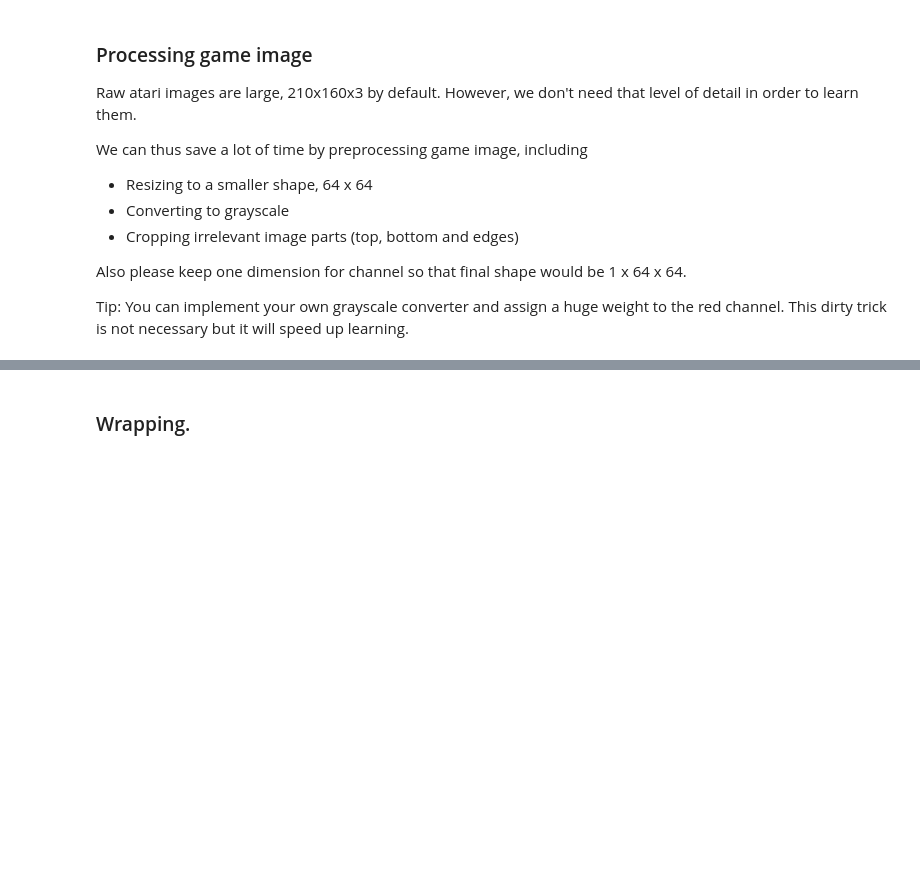
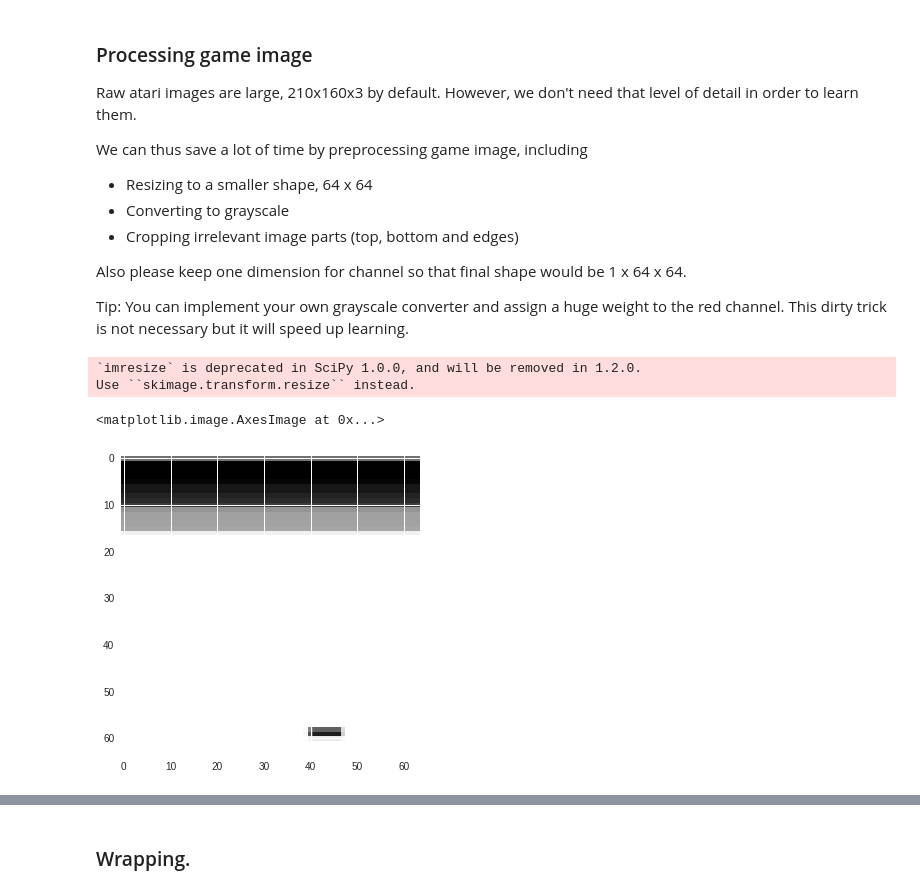
Before and after one commit to denklewer/yandex-rl-tasks, a Jupyter notebook: Hometasks/homework_pytorch_main.ipynb, the cells around one changed output, grey strips where cells are left out. Saved outputs shown, nothing was run; the diff lists cells and outputs as text; code cells hidden in the pictures; blank space fills up the shorter version.

```diff
--- a/Hometasks/homework_pytorch_main.ipynb
+++ b/Hometasks/homework_pytorch_main.ipynb
@@ -66,7 +65,7 @@ ENV_NAME = "BreakoutNoFrameskip-v4"
 # %% [markdown]
 Let's see what observations look like.
 # %%
-env = gym.make(ENV_NAME)
+env = gym.make(ENV_NAME).env
 env.reset()
 
 n_cols = 5
@@ -110,7 +100,7 @@ Tip: You can implement your own grayscale converter and assign a huge weight to
 # %%
 from gym.core import ObservationWrapper
 from gym.spaces import Box
-import cv2
+from scipy.misc import imresize
 
 class PreprocessAtariObs(ObservationWrapper):
     def __init__(self, env):
@@ -121,26 +111,39 @@ class PreprocessAtariObs(ObservationWrapper):
         self.observation_space = Box(0.0, 1.0, self.img_size)
 
 
-    def _to_gray_scale(self, rgb, channel_weights=[0.8, 0.1, 0.1]):
+    def _to_grayscale(self, rgb, channel_weights=[0.8, 0.1, 0.1]):
         assert rgb.ndim == 3, "is image rgb? ndim: " + str(rgb.ndim)
-        return np.dot(rgb[...,:3], channel_weights)
+        return np.dot(rgb[..., :3], channel_weights)
+
+    def _resize(self, img, desired_size=(64,64)):
+        assert len(desired_size) == 2, "desired size is invalid, desired_size: " + str(desired_size)
+        return imresize(img, desired_size)
+
+    def _crop(self, img, margins=(56, 10, 8, 8)):
+        """ margins: top, left, right, bottom"""
+        assert len(margins) == 4, "margins array is invalid"
+        assert img.ndim == 2, "img is not grayscale"
+
+        return img[margins[0]:-margins[-1], margins[1]:-margins[2]]
 
 
     def _observation(self, img):
         """what happens to each observation"""
-        img = img[56:-10,8:-8]
-        img = cv2.resize(img, (64, 64), interpolation=cv2.INTER_NEAREST)
-        img = self._to_gray_scale(img)
-        img = (img /256).astype(np.float32)
-        img = img[np.newaxis,:]
-        # Here's what you need to do:
-        #  * crop image, remove irrelevant parts
-        #  * resize image to self.img_size
-        #     (use imresize from any library you want,
-        #      e.g. opencv, skimage, PIL, keras)
-        #  * cast image to grayscale
-        #  * convert image pixels to (0,1) range, float32 type
+        img = self._to_grayscale(img)
+        img = self._crop(img)
+        img = self._resize(img)
+        img = np.reshape(img, (1, 64, 64))
+        img = np.asarray(img, dtype=np.float32) / 255.0
         return img
+# %%
+env = gym.make(ENV_NAME)
+env = PreprocessAtariObs(env)
+plt.imshow(env.reset()[0, :, :])
+# %% [output]
+`imresize` is deprecated in SciPy 1.0.0, and will be removed in 1.2.0.
+Use ``skimage.transform.resize`` instead.
+<matplotlib.image.AxesImage at 0x...>
+[figure, added]
 # %%
 import gym
 # spawn game instance for tests
```
Also changed, not shown: parts of 23 cells of this notebook.
